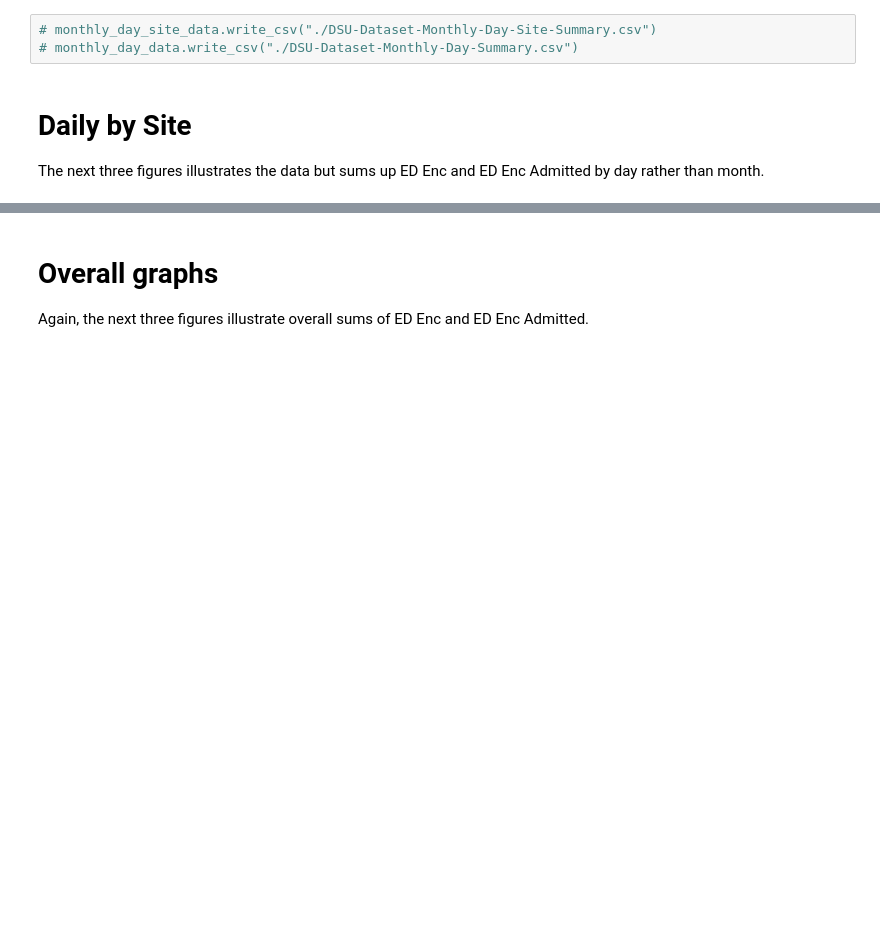
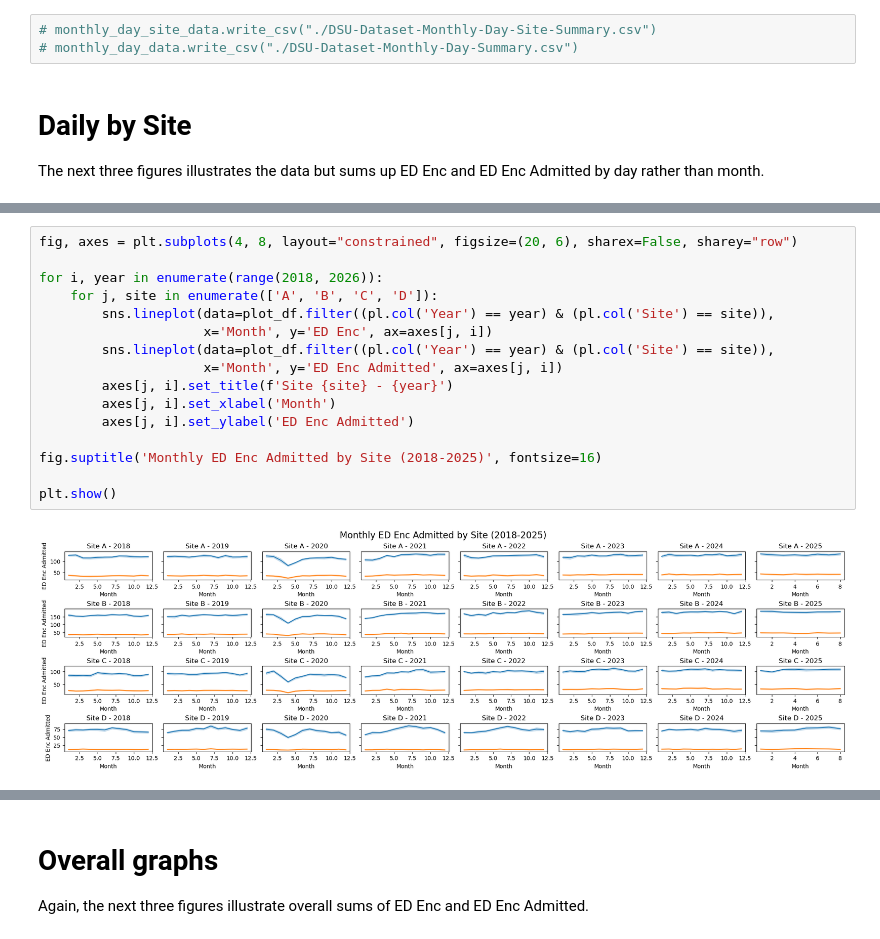
Before and after one commit to southdakotamines-datascience/dsu-no-sleep, a Jupyter notebook: explore.ipynb, the cells around one changed output, grey strips where cells are left out. Saved outputs shown, nothing was run; the diff lists cells and outputs as text; blank space fills up the shorter version.

```diff
--- a/explore.ipynb
+++ b/explore.ipynb
@@ -291,0 +267,18 @@ plt.show()
+# %%
+fig, axes = plt.subplots(4, 8, layout="constrained", figsize=(20, 6), sharex=False, sharey="row")
+
+for i, year in enumerate(range(2018, 2026)):
+    for j, site in enumerate(['A', 'B', 'C', 'D']):
+        sns.lineplot(data=plot_df.filter((pl.col('Year') == year) & (pl.col('Site') == site)),
+                     x='Month', y='ED Enc', ax=axes[j, i])
+        sns.lineplot(data=plot_df.filter((pl.col('Year') == year) & (pl.col('Site') == site)),
+                     x='Month', y='ED Enc Admitted', ax=axes[j, i])
+        axes[j, i].set_title(f'Site {site} - {year}')
+        axes[j, i].set_xlabel('Month')
+        axes[j, i].set_ylabel('ED Enc Admitted')
+
+fig.suptitle('Monthly ED Enc Admitted by Site (2018-2025)', fontsize=16)
+
+plt.show()
+# %% [output]
+[figure, added]
```
Also changed, not shown: parts of 14 cells of this notebook.
